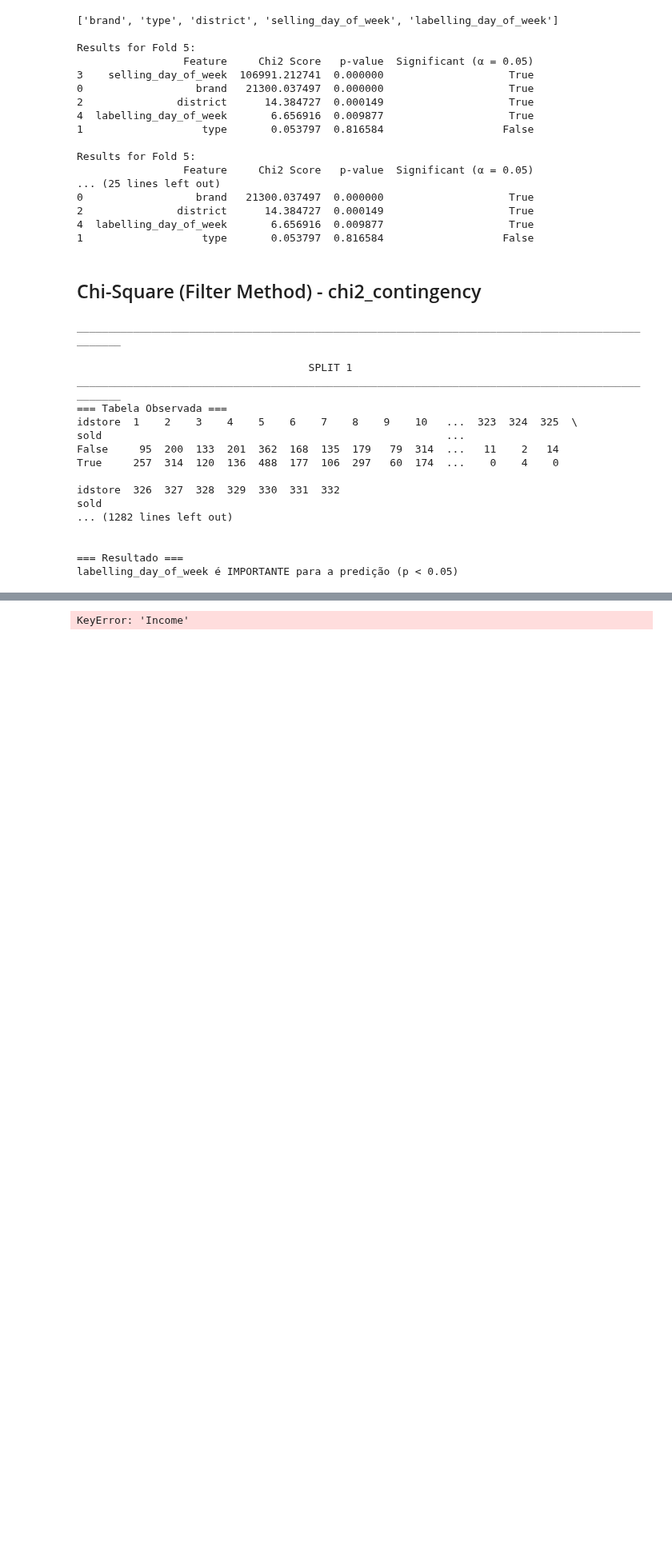
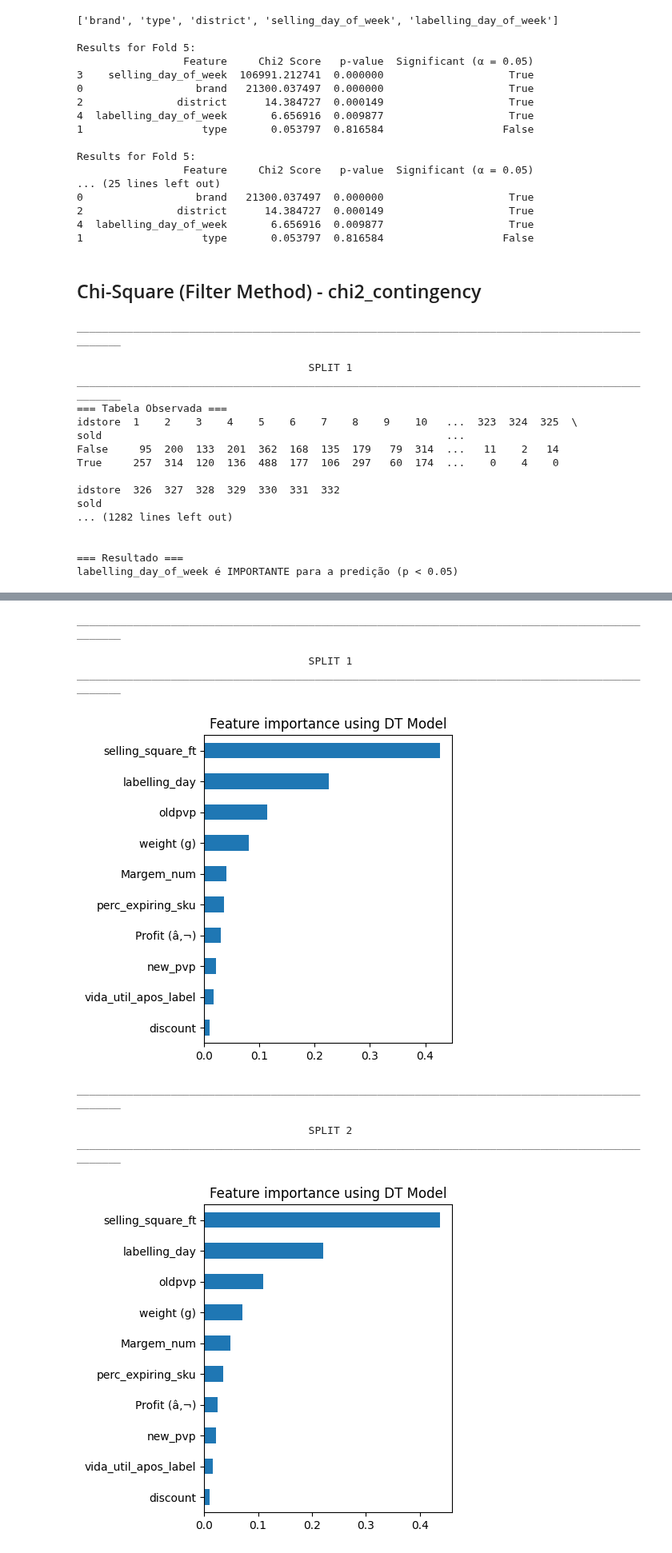
Before and after one commit to andreiacampos98/datascience_course, a Jupyter notebook: 10_applied/2024 EDIT LTP__PraticalCase/LTP_PraticalCase Dataset/Feacture_Selecion.ipynb, the cells around one changed output, grey strips where cells are left out. Shown at 80% size. Saved outputs shown, nothing was run; the diff lists cells and outputs as text; code cells hidden in the pictures; blank space fills up the shorter version.

```diff
--- a/10_applied/2024 EDIT LTP__PraticalCase/LTP_PraticalCase Dataset/Feacture_Selecion.ipynb
+++ b/10_applied/2024 EDIT LTP__PraticalCase/LTP_PraticalCase Dataset/Feacture_Selecion.ipynb
@@ -378,2 +401,5 @@ Index(['brand', 'oldpvp', 'weight (g)', 'perc_expiring_sku', 'type',
       dtype='object')
+# %%
+X3=X2
+y3=y2
 # %% [markdown]
@@ -445,12 +529,12 @@ def plot_importance(variables,name):
     plt.title("Feature importance using " + name + " Model")
     plt.show()
 # %%
-def apply_dt(X_train, y_train):
+def apply_dt(X2_train, y2_train):
     dt = DecisionTreeClassifier(random_state = 99).fit(X2_train, y2_train)
     feature_importances = pd.Series(dt.feature_importances_, index = X2_train.columns)
     plot_importance(feature_importances, 'DT')
 # %%
-def select_best_features_dt(X, y):
+def select_best_features_dt(X2, y2):
     count = 1
     for train_index, val_index in skf.split(X2,y2):
         X2_train, X2_val = X2.iloc[train_index], X2.iloc[val_index]
@@ -461,12 +545,19 @@ def select_best_features_dt(X, y):
         print('                                     SPLIT ' + str(count) + '                                    ')
         print('_________________________________________________________________________________________________')
 
-        # check which features to use using decision Tree
-        X2_train = X2_train.drop(['Marital_Status'], axis = 1)
         apply_dt(X2_train, y2_train)
 
         count+=1
-# %%
-select_best_features_dt(X2, y2)
-# %% [output]
-KeyError: 'Income'
+# %%
+select_best_features_dt(X3, y3)
+# %% [output]
+_________________________________________________________________________________________________
+
+                                     SPLIT 1
+_________________________________________________________________________________________________
+[figure, added]
+_________________________________________________________________________________________________
+
+                                     SPLIT 2
+_________________________________________________________________________________________________
+[figure, added]
```
Also changed, not shown: parts of 30 cells of this notebook.
